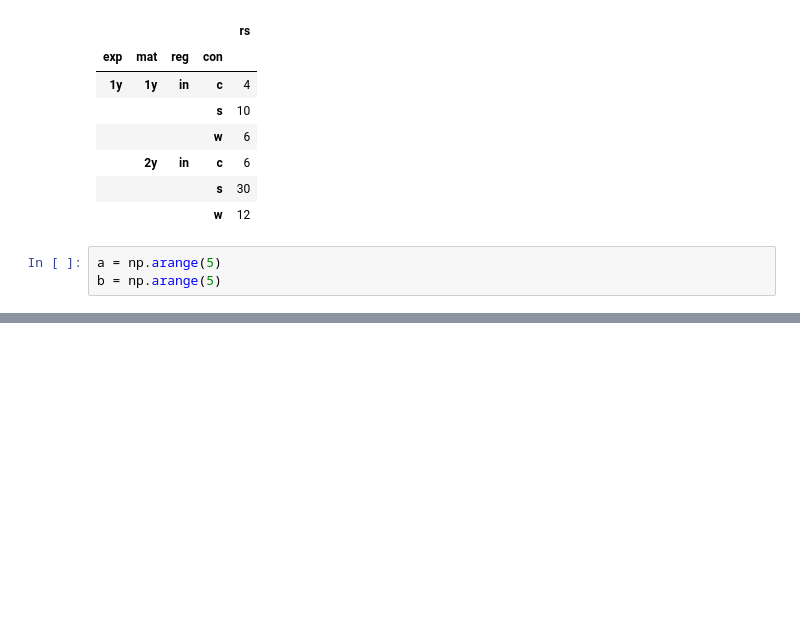
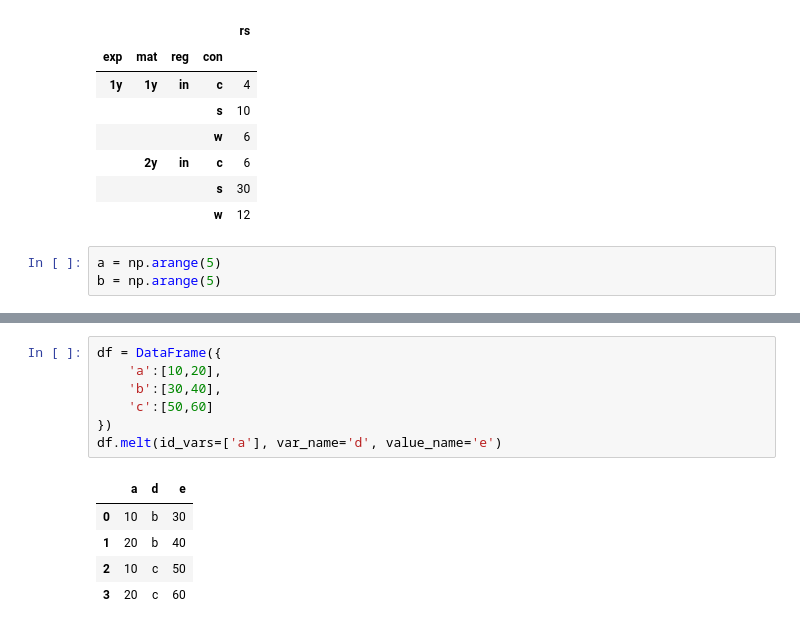
Before and after one commit to UtsavParashar/PythonProblems, a Jupyter notebook: Pandas 1.0 Cookbook.ipynb, the cells around one changed output, grey strips where cells are left out. Saved outputs shown, nothing was run; the diff lists cells and outputs as text; blank space fills up the shorter version.

```diff
--- a/Pandas 1.0 Cookbook.ipynb
+++ b/Pandas 1.0 Cookbook.ipynb
@@ -1416,0 +1508,13 @@ np.where(m,d,0).mean()
+# %%
+df = DataFrame({
+    'a':[10,20],
+    'b':[30,40],
+    'c':[50,60]
+})
+df.melt(id_vars=['a'], var_name='d', value_name='e')
+# %% [output]
+|  | a | d | e |
+| 0 | 10 | b | 30 |
+| 1 | 20 | b | 40 |
+| 2 | 10 | c | 50 |
+| 3 | 20 | c | 60 |
```
Also changed, not shown: parts of 76 cells of this notebook, 1 other file.
